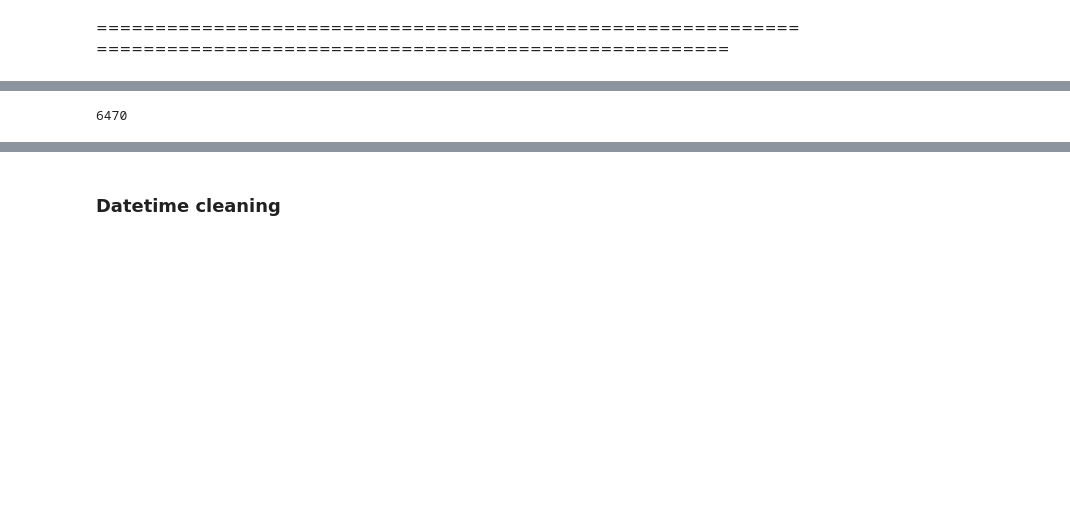
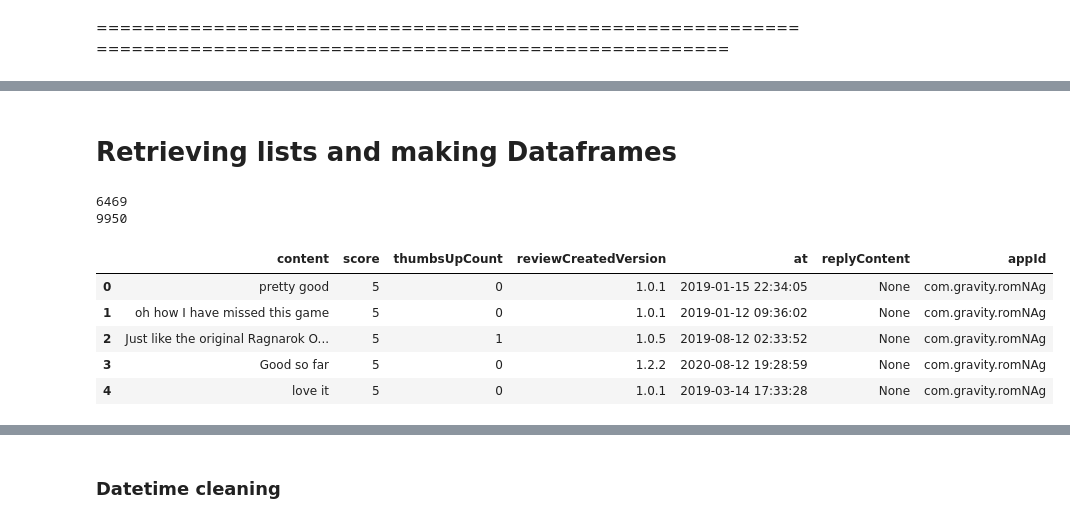
Before and after one commit to Moses-Lin/romreview, a Jupyter notebook: EDA.ipynb, the cells around one changed output, grey strips where cells are left out. Drawn from its saved outputs; the diff is of its cells as text; code cells hidden in the pictures; blank space fills up the shorter version.

```diff
--- a/EDA.ipynb
+++ b/EDA.ipynb
@@ -43 +41,3 @@ import string
+# %% [markdown]
+# Retrieving lists and making Dataframes
 # %%
@@ -49,8 +49,3 @@ def decompress_pickle(file):
     data = bz2.BZ2File(file, 'rb')
     data = pickle.load(data)
     return data
-# %%
-reviewlist = decompress_pickle('compressedlistreview.pbz2')
-len(reviewlist)
-# %% [output]
-6470
@@ -59,0 +52,21 @@ df = pd.DataFrame(reviewlist)
+# %%
+# Seeing if everything transferred properly
+
+reviewlistglobal = decompress_pickle('compressedlistreview.pbz2')
+reviewlistsea = decompress_pickle('compressedlistreview2.pbz2')
+
+print(len(reviewlistglobal))
+print(len(reviewlistsea))
+# %% [output]
+6469
+9950
+# %%
+dfglobal = pd.DataFrame(reviewlistglobal)
+dfglobal.head()
+# %% [output]
+|  | content | score | thumbsUpCount | reviewCreatedVersion | at | replyContent | appId |
+| 0 | pretty good | 5 | 0 | 1.0.1 | 2019-01-15 22:34:05 | None | com.gravity.romNAg |
+| 1 | oh how I have missed this game | 5 | 0 | 1.0.1 | 2019-01-12 09:36:02 | None | com.gravity.romNAg |
+| 2 | Just like the original Ragnarok O... | 5 | 1 | 1.0.5 | 2019-08-12 02:33:52 | None | com.gravity.romNAg |
+| 3 | Good so far | 5 | 0 | 1.2.2 | 2020-08-12 19:28:59 | None | com.gravity.romNAg |
+| 4 | love it | 5 | 0 | 1.0.1 | 2019-03-14 17:33:28 | None | com.gravity.romNAg |
```
Also changed, not shown: parts of 30 cells of this notebook.
